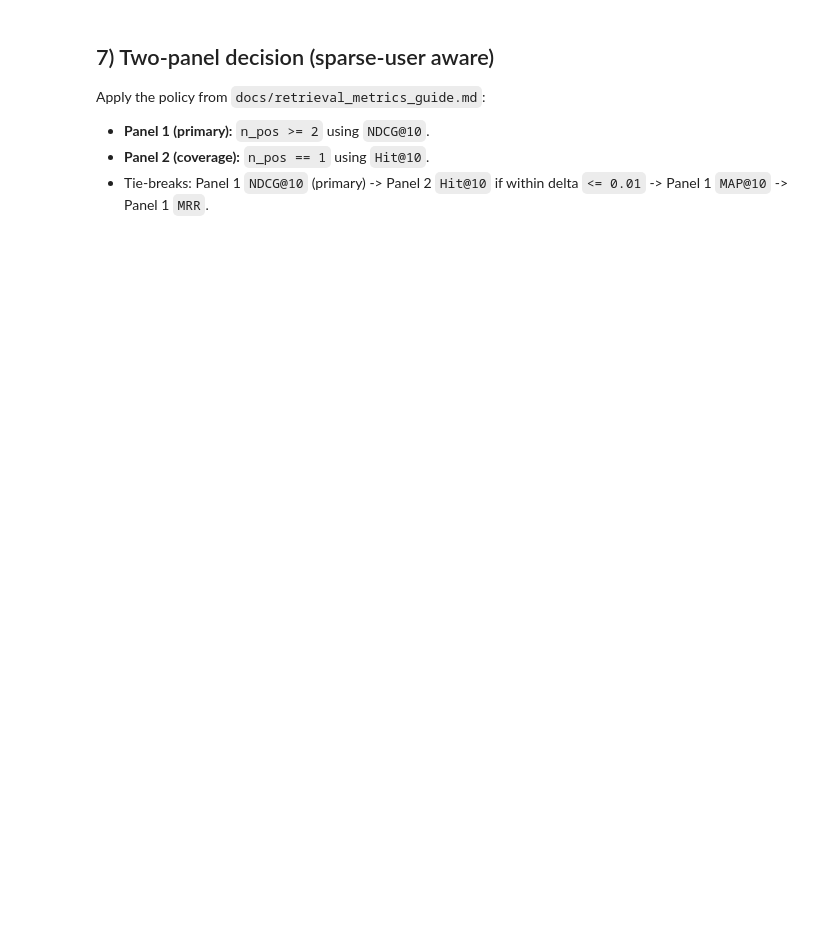
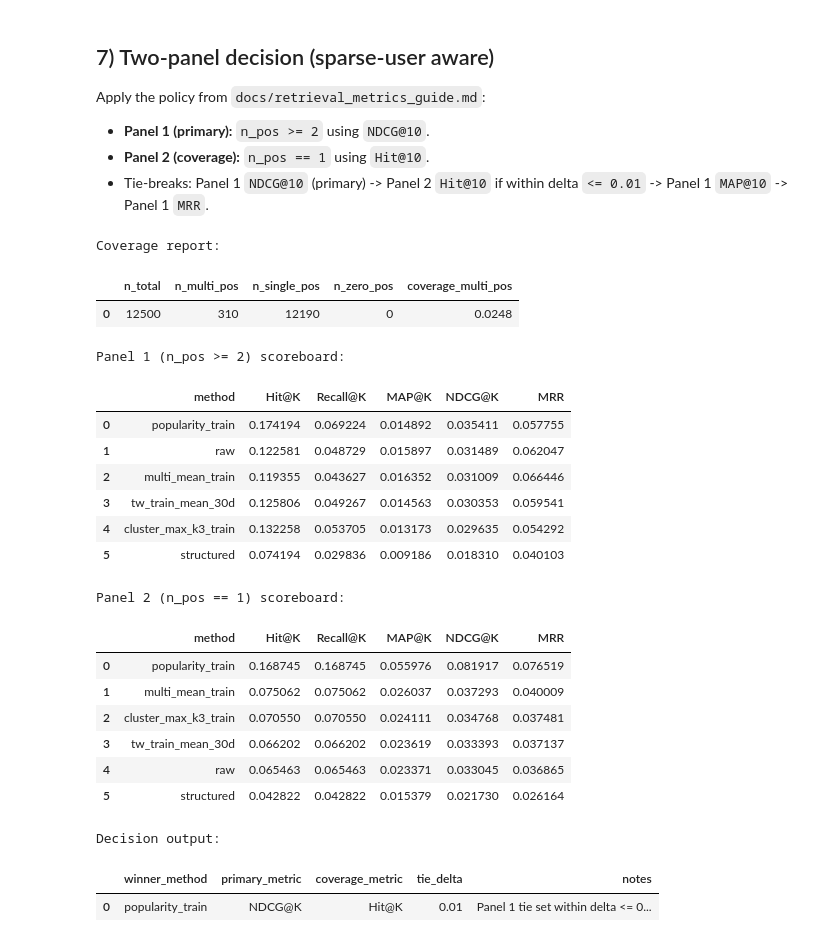
Before and after one commit to rreuther8/steam-review-ml, a Jupyter notebook: notebooks/models/query_embeddings/recs_004_eval_proxy_same_user_task_a.ipynb, the cells around one changed output. Saved outputs shown, nothing was run; the diff lists cells and outputs as text; code cells hidden in the pictures; blank space fills up the shorter version.

```diff
--- a/notebooks/models/query_embeddings/recs_004_eval_proxy_same_user_task_a.ipynb
+++ b/notebooks/models/query_embeddings/recs_004_eval_proxy_same_user_task_a.ipynb
@@ -1467,7 +1489,28 @@ print("Coverage report:")
 display(coverage_report)
 
 # Merge n_pos onto per-method metrics.
-df_decision = df_ex_metrics.merge(ex_npos, on="ex_idx", how="left", validate="many_to_one")
+df_decision = df_ex_metrics.merge(
+    ex_npos,
+    on="ex_idx",
+    how="left",
+    validate="many_to_one",
+    suffixes=("", "_from_examples"),
+)
+
+# If df_ex_metrics already had n_pos, merge may suffix columns.
+if "n_pos" not in df_decision.columns:
+    if "n_pos_from_examples" in df_decision.columns:
+        df_decision["n_pos"] = df_decision["n_pos_from_examples"]
+    elif "n_pos_x" in df_decision.columns:
+        df_decision["n_pos"] = df_decision["n_pos_x"]
+    elif "n_pos_y" in df_decision.columns:
+        df_decision["n_pos"] = df_decision["n_pos_y"]
+
+if "n_pos" not in df_decision.columns:
+    raise RuntimeError(
+        "Decision panel requires 'n_pos' column after merge. "
+        f"Available columns: {sorted(df_decision.columns.tolist())}"
+    )
 
 # Panel 1: n_pos >= 2
 panel1 = (
@@ -1527,30 +1570,53 @@ else:
             winner_method = str(p1_close.iloc[0]["method"])
             winner_notes.append("Panel 2 unavailable; tie broken by Panel 1 MAP@K then MRR.")
         else:
             p2 = panel2[["method", COVERAGE_METRIC, "MRR"]].rename(
                 columns={COVERAGE_METRIC: "Hit_panel2", "MRR": "MRR_panel2"}
             )
             merged = p1_close.merge(p2, on="method", how="left")
             merged["Hit_panel2"] = merged["Hit_panel2"].fillna(-np.inf)
             merged["MRR_panel2"] = merged["MRR_panel2"].fillna(-np.inf)
             merged = merged.sort_values(
                 ["Hit_panel2", "MAP@K", "MRR", "MRR_panel2"],
                 ascending=False,
             ).reset_index(drop=True)
             winner_method = str(merged.iloc[0]["method"])
             winner_notes.append("Tie broken by Panel 2 Hit@K, then Panel 1 MAP@K, then Panel 1 MRR.")
 
 winner_report = pd.DataFrame(
     [
         {
             "winner_method": winner_method,
             "primary_metric": PRIMARY_METRIC,
             "coverage_metric": COVERAGE_METRIC,
             "tie_delta": TIE_DELTA,
             "notes": " | ".join(winner_notes) if winner_notes else "",
         }
     ]
 )
 
 print("Decision output:")
 display(winner_report)
+# %% [output]
+Coverage report:
+|  | n_total | n_multi_pos | n_single_pos | n_zero_pos | coverage_multi_pos |
+| 0 | 12500 | 310 | 12190 | 0 | 0.0248 |
+Panel 1 (n_pos >= 2) scoreboard:
+|  | method | Hit@K | Recall@K | MAP@K | NDCG@K | MRR |
+| 0 | popularity_train | 0.174194 | 0.069224 | 0.014892 | 0.035411 | 0.057755 |
+| 1 | raw | 0.122581 | 0.048729 | 0.015897 | 0.031489 | 0.062047 |
+| 2 | multi_mean_train | 0.119355 | 0.043627 | 0.016352 | 0.031009 | 0.066446 |
+| 3 | tw_train_mean_30d | 0.125806 | 0.049267 | 0.014563 | 0.030353 | 0.059541 |
+| 4 | cluster_max_k3_train | 0.132258 | 0.053705 | 0.013173 | 0.029635 | 0.054292 |
+| 5 | structured | 0.074194 | 0.029836 | 0.009186 | 0.018310 | 0.040103 |
+Panel 2 (n_pos == 1) scoreboard:
+|  | method | Hit@K | Recall@K | MAP@K | NDCG@K | MRR |
+| 0 | popularity_train | 0.168745 | 0.168745 | 0.055976 | 0.081917 | 0.076519 |
+| 1 | multi_mean_train | 0.075062 | 0.075062 | 0.026037 | 0.037293 | 0.040009 |
+| 2 | cluster_max_k3_train | 0.070550 | 0.070550 | 0.024111 | 0.034768 | 0.037481 |
+| 3 | tw_train_mean_30d | 0.066202 | 0.066202 | 0.023619 | 0.033393 | 0.037137 |
+| 4 | raw | 0.065463 | 0.065463 | 0.023371 | 0.033045 | 0.036865 |
+| 5 | structured | 0.042822 | 0.042822 | 0.015379 | 0.021730 | 0.026164 |
+Decision output:
+|  | winner_method | primary_metric | coverage_metric | tie_delta | notes |
+| 0 | popularity_train | NDCG@K | Hit@K | 0.01 | Panel 1 tie set within delta <= 0... |
```
Also changed, not shown: parts of 10 cells of this notebook, 8 other files.
